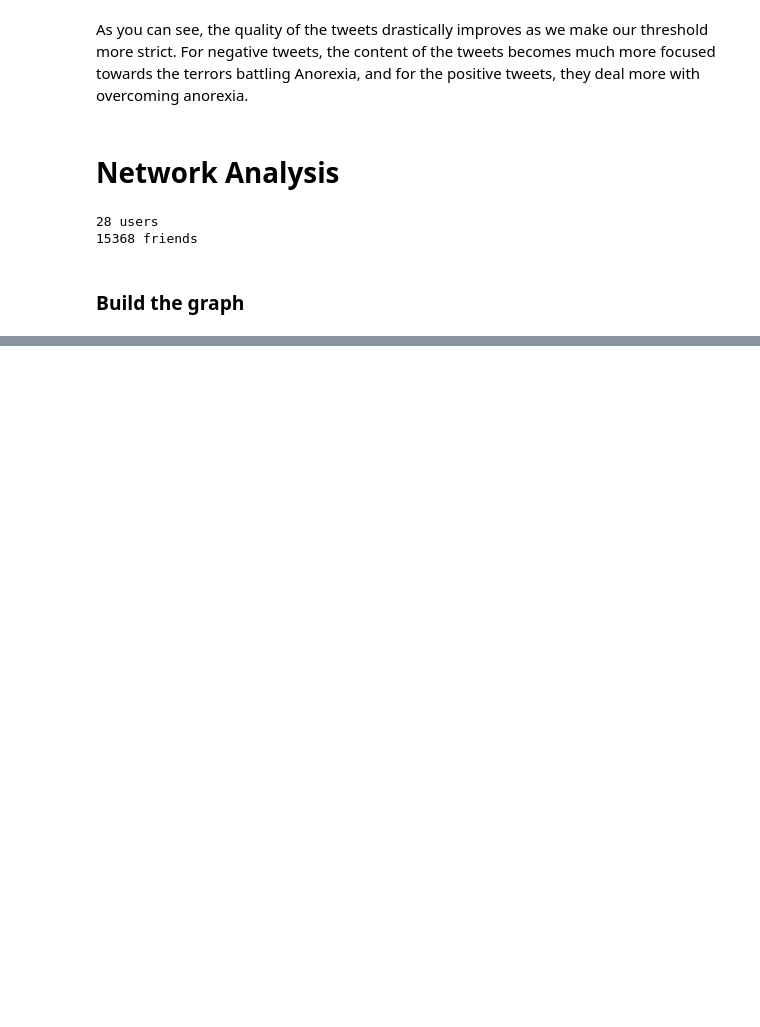
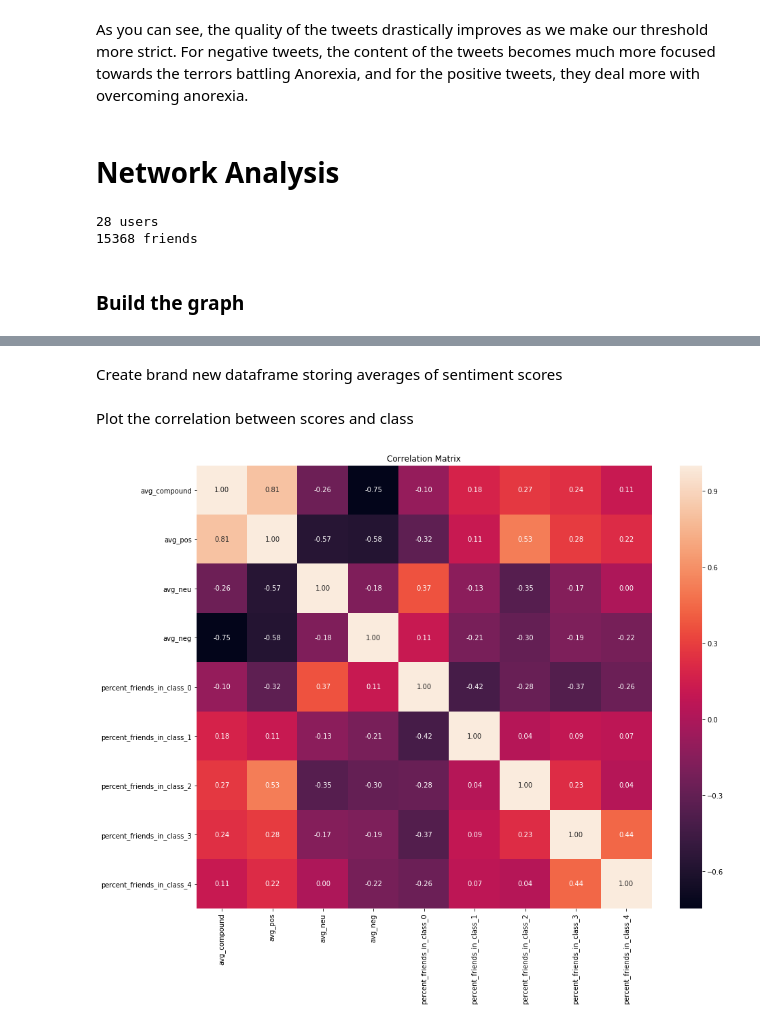
Before and after one commit to detectAna/detectAna, a Jupyter notebook: exploratory_analysis/data_analysis.ipynb, the cells around one changed output, grey strips where cells are left out. Drawn from its saved outputs; the diff is of its cells as text; code cells hidden in the pictures; blank space fills up the shorter version.

Commit message:
heatmap

```diff
--- a/exploratory_analysis/data_analysis.ipynb
+++ b/exploratory_analysis/data_analysis.ipynb
@@ -908,0 +860,41 @@ nx.readwrite.write_gexf(G, 'graph.gexf')
+# %% [markdown]
+Create brand new dataframe storing averages of sentiment scores
+# %%
+network_df = pd.DataFrame(list(users), columns=['tweeter_screen_name'])
+network_df['most_common_friend_class'] = None
+network_df['most_common_friend_count'] = None
+
+cols = ['avg_compound',  'avg_pos',  'avg_neu',  'avg_neg']
+for col in cols:
+    network_df[col] = 0.0
+
+for j in range(5):
+    network_df['percent_friends_in_class_' + str(j)] = 0
+# %%
+cols = ['compound','pos', 'neu','neg']
+for i in range(len(network_df)):
+    tweeter_screen_name = network_df.loc[i, 'tweeter_screen_name']
+    rows = analysed_users[analysed_users['tweeter_screen_name'] == tweeter_screen_name]
+    for col in cols:
+        network_df.loc[i, 'avg_' + col] = rows[col].values.sum()/len(rows)
+# %%
+# Add neighbor counts to dataframe
+for node_id in G.nodes():
+    if G.node[node_id]['seed_user']:
+        deg = G.degree(node_id)
+        neighbors = G.neighbors(node_id)
+        classes = [G.node[neighbor_id]['class'] for neighbor_id in neighbors]
+        unique, count = np.unique(classes, return_counts=True)
+        idx = np.argmax(count)
+        network_df.loc[network_df['tweeter_screen_name'] == node_id, 'most_common_friend_class'] = unique[idx]
+        network_df.loc[network_df['tweeter_screen_name'] == node_id, 'most_common_friend_count'] = count[idx]
+        for j in range(len(unique)):
+            network_df.loc[network_df['tweeter_screen_name'] == node_id, 'percent_friends_in_class_' + str(j)] = count[j] / len(classes)
+# %% [markdown]
+Plot the correlation between scores and class
+# %%
+sns.heatmap(network_df.corr(), annot=True, fmt=".2f")
+plot.title('Correlation Matrix')
+plot.gcf().set_size_inches(15, 12)
+# %% [output]
+[figure, added]
```
Also changed, not shown: parts of 11 cells of this notebook, 7 other files.
